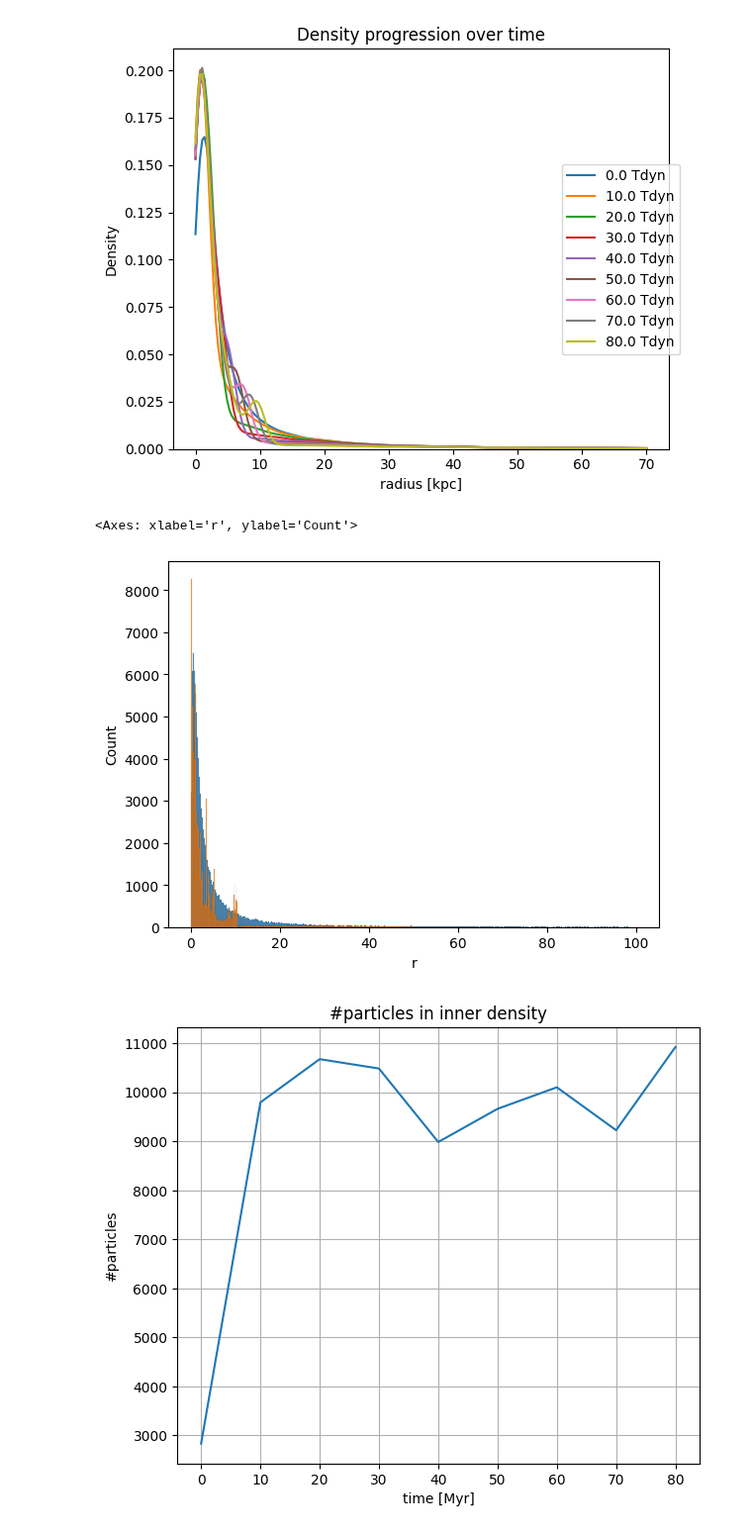
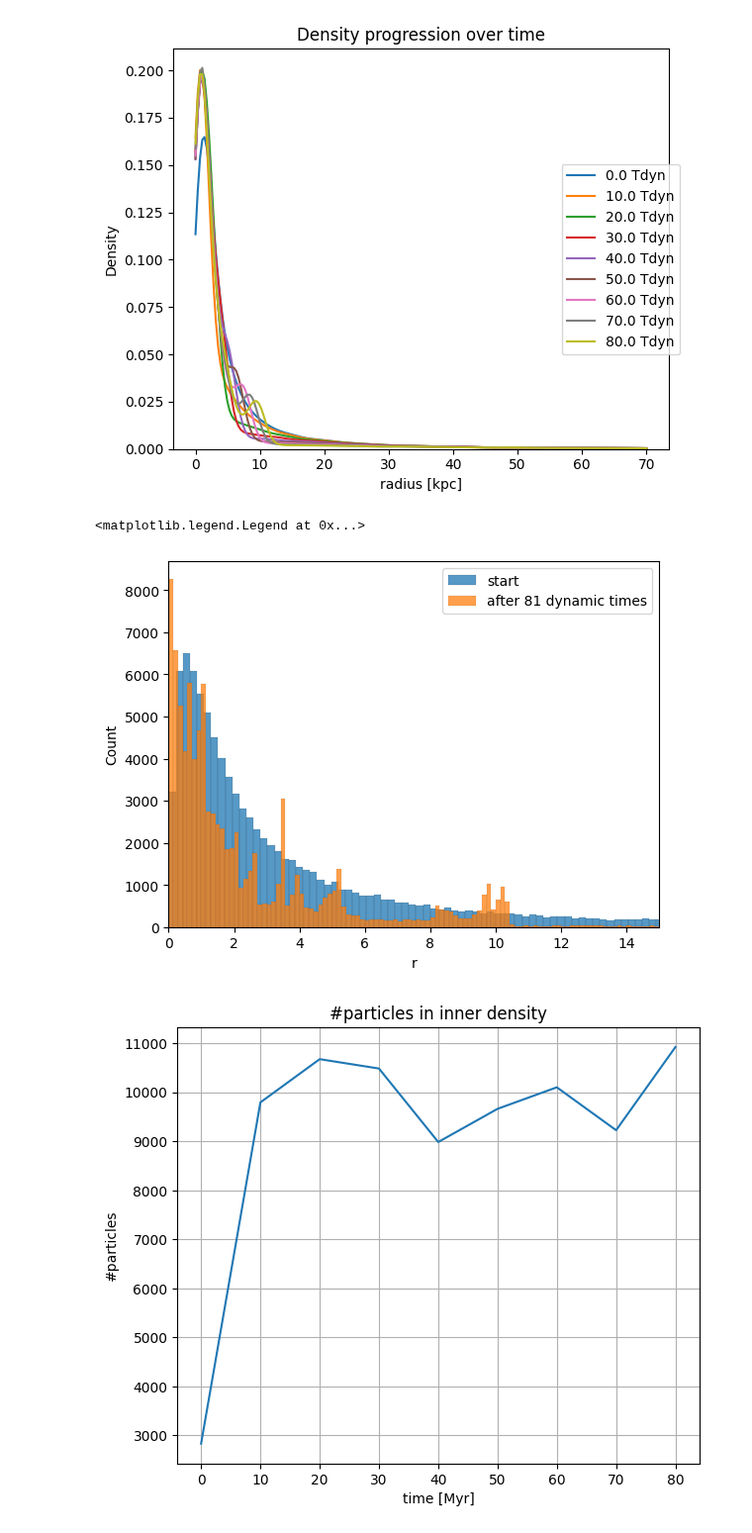
Before and after one commit to Rotem-Barnea/pySIDM, a Jupyter notebook: analysis/run.ipynb, the cells around one changed output. Shown at 99% size. Saved outputs shown, nothing was run; the diff lists cells and outputs as text; code cells hidden in the pictures.

```diff
--- a/analysis/run.ipynb
+++ b/analysis/run.ipynb
@@ -58,9 +58,11 @@ fig,ax = halo.plot_r_density_over_time(clip=(0,70))
 # %%
 ax = sns.histplot(halo.initial_particles.r/kpc)
 sns.histplot((halo.particles.r/kpc)[(halo.particles.r/kpc) < 50],ax=ax)
+ax.set_xlim((0,15))
+ax.legend(['start','after 81 dynamic times'])
 # %% [output]
-<Axes: xlabel='r', ylabel='Count'>
+<matplotlib.legend.Legend at 0x...>
-[figure, old version]
+[figure, new version]
 # %%
 halo.plot_inner_core_density();
 # %% [output]
```
Also changed, not shown: parts of 4 cells of this notebook, 1 other file.
